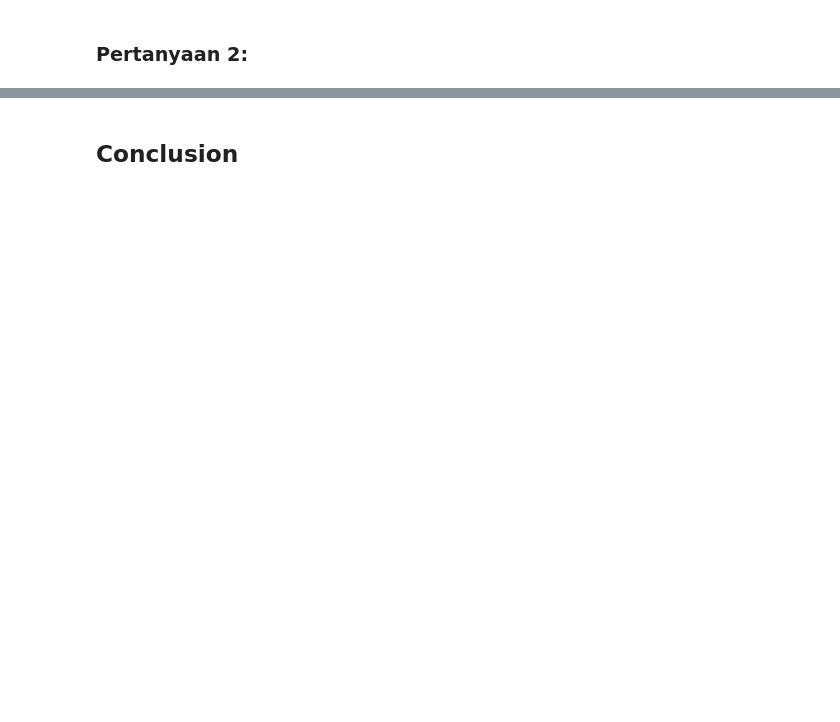
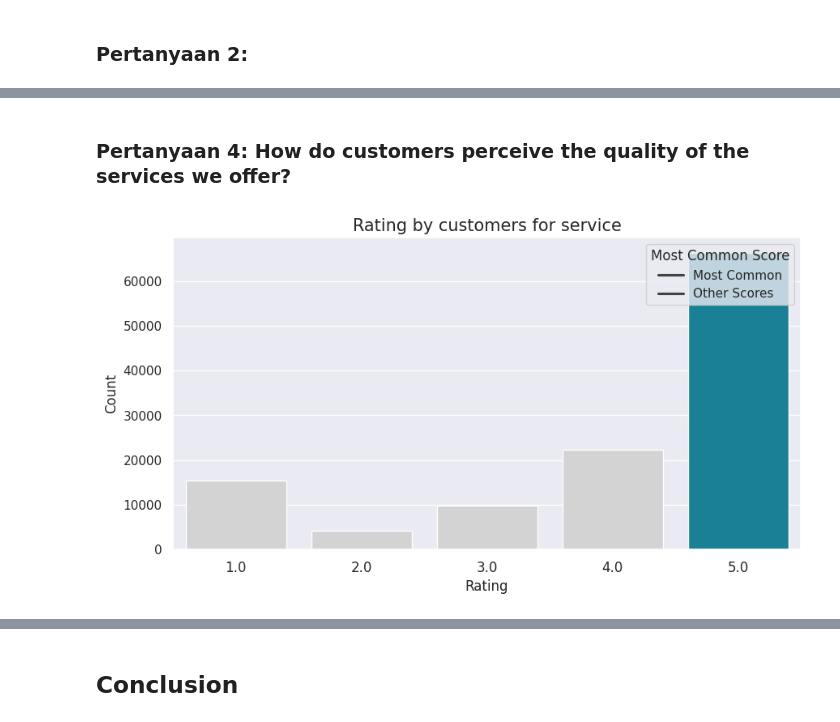
Before and after one commit to nbilasals/dicoding_analisis_data_python, a Jupyter notebook: nbilasals_Proyek_Analisis_Data.ipynb, the cells around one changed output, grey strips where cells are left out. Saved outputs shown, nothing was run; the diff lists cells and outputs as text; code cells hidden in the pictures; blank space fills up the shorter version.

```diff
--- a/nbilasals_Proyek_Analisis_Data.ipynb
+++ b/nbilasals_Proyek_Analisis_Data.ipynb
@@ -744,0 +1385,28 @@ Key highlights:
+# %% [markdown]
+### Pertanyaan 4: How do customers perceive the quality of the services we offer?
+# %%
+# Create a DataFrame for bar plot
+review_scores_df = review_scores.reset_index()
+review_scores_df.columns = ['rating', 'count']
+review_scores_df['is_most_common'] = review_scores_df['rating'] == most_common_score
+
+# Set the style and figure size
+sns.set(style="darkgrid")
+plt.figure(figsize=(10, 5))
+
+# Create a barplot with hue
+sns.barplot(x='rating',
+            y='count',
+            data=review_scores_df,
+            hue='is_most_common',
+            palette={True: "#068DA9", False: "#D3D3D3"},
+            dodge=False)
+
+plt.title("Rating by customers for service", fontsize=15)
+plt.xlabel("Rating")
+plt.ylabel("Count")
+plt.xticks(fontsize=12)
+plt.legend(title='Most Common Score', loc='upper right', labels=['Most Common', 'Other Scores'])
+plt.show()
+# %% [output]
+[figure, added]
```
Also changed, not shown: parts of 64 cells of this notebook.
